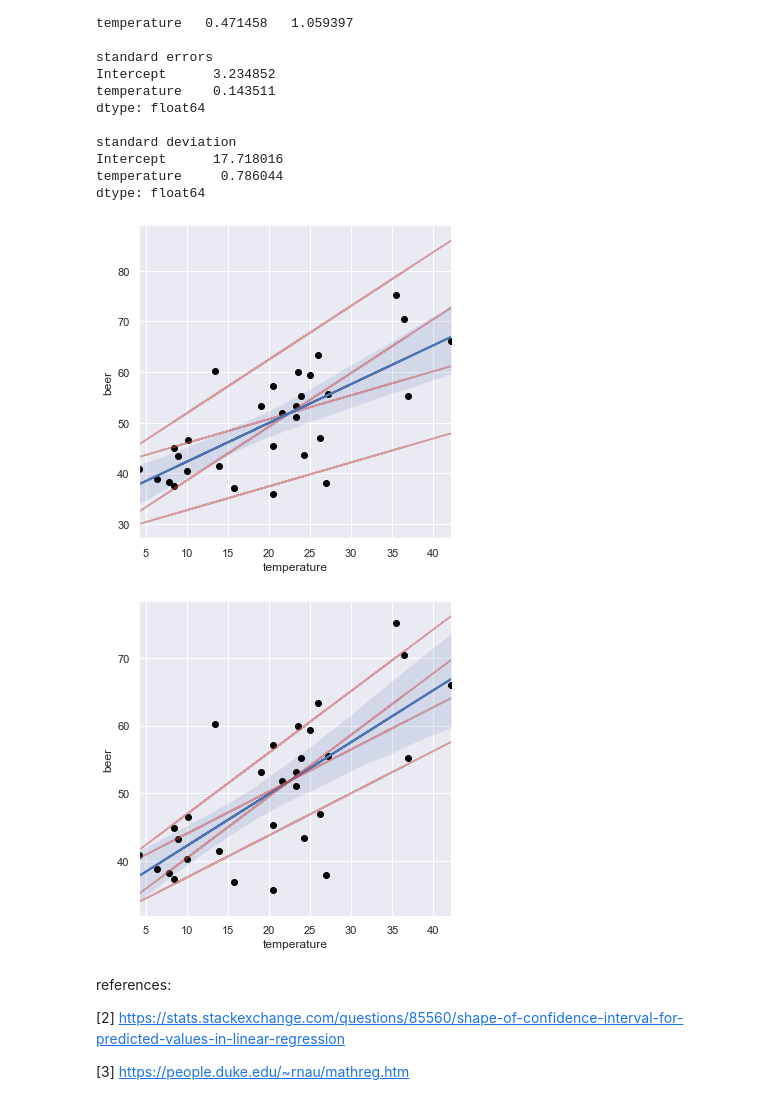
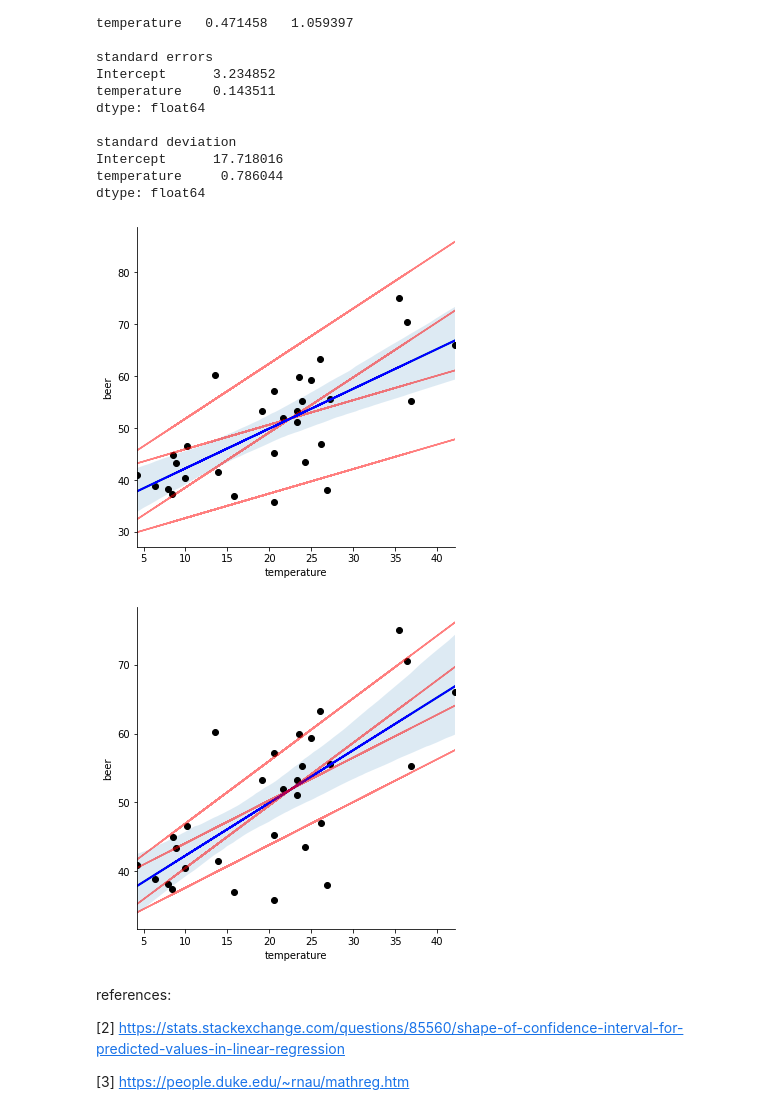
Before and after one commit to meticulousdev/StatisticsWithPython, a Jupyter notebook: StatisticsTextbook/chap05/ci_pi.ipynb, the cells around one changed output. Drawn from its saved outputs; the diff is of its cells as text; code cells hidden in the pictures.

```diff
--- a/StatisticsTextbook/chap05/ci_pi.ipynb
+++ b/StatisticsTextbook/chap05/ci_pi.ipynb
@@ -6,7 +6,6 @@ import scipy.stats as stats
 
 import matplotlib.pyplot as plt
 import seaborn as sns
-sns.set()
 
 import statsmodels.formula.api as smf
 import statsmodels.api as sm
@@ -111,29 +110,29 @@ plt.plot(beer['temperature'], lm_predict, 'b')
 
 plt.show()
 # %% [output]
-[figure, old version]
+[figure, new version]
 # %%
 sns.lmplot(x="temperature", y="beer", data=beer, scatter=False)
 plt.scatter(beer['temperature'], beer['beer'], label='Observed', marker='o', color='black')
 
 a = lm_model.params['temperature']
 b = lm_model.params['Intercept']
 lm_predict = b + a * beer['temperature']
 plt.plot(beer['temperature'], lm_predict, 'b')
 
 a_temp = lm_model.bse['temperature']
 b_temp = lm_model.bse['Intercept']
 
 a_bse_list = [-a_temp, a_temp]
 b_bse_list = [-b_temp, b_temp]
 for a_bse in a_bse_list:
     for b_bse in b_bse_list:
-        lm_predict = b + b_bse + (a + a_bse) * beer['temperature']
-        plt.plot(beer['temperature'], lm_predict, 'r', alpha=0.5)
+        lm_predict_bse = b + b_bse + (a + a_bse) * beer['temperature']
+        plt.plot(beer['temperature'], lm_predict_bse, 'r', alpha=0.5)
 
 plt.show()
 # %% [output]
-[figure, old version]
+[figure, new version]
 # %% [markdown]
 references:
 
```
Also changed, not shown: parts of 12 cells of this notebook.
